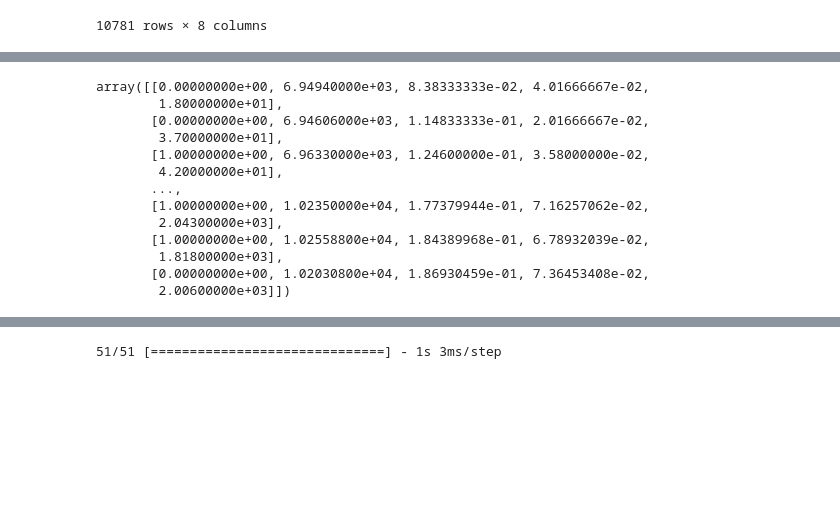
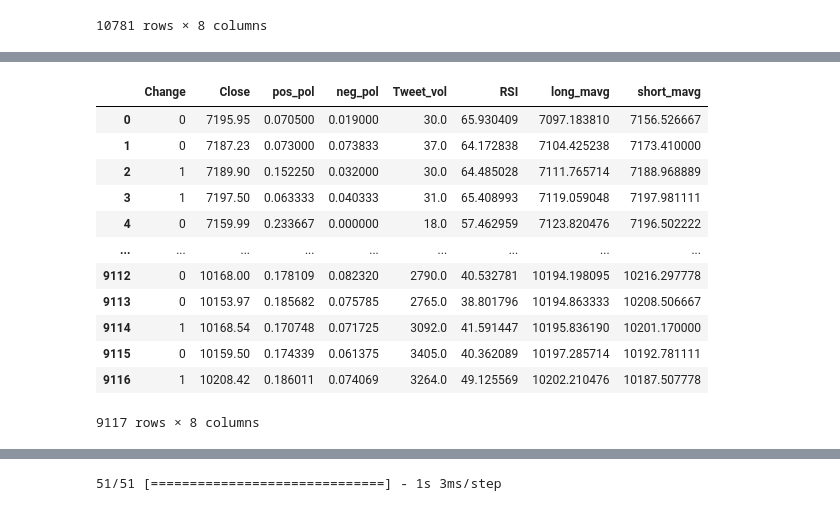
Before and after one commit to dothuc3201/price_prediction, a Jupyter notebook: models/lstm/lstm-test-hours.ipynb, the cells around one changed output, grey strips where cells are left out. Saved outputs shown, nothing was run; the diff lists cells and outputs as text; code cells hidden in the pictures; blank space fills up the shorter version.

```diff
--- a/models/lstm/lstm-test-hours.ipynb
+++ b/models/lstm/lstm-test-hours.ipynb
@@ -171,29 +182,28 @@ data_with_lagged
 # %%
 #divide df into train and test
 train_ratio = 0.85
 data_len = len(data_with_lagged)
 train_size = int(data_len*train_ratio)
 
 train = data_with_lagged.iloc[:train_size]
 train = train.reset_index()
 train = train.drop(['DateTime'], axis=1)
 
-train = np.nan_to_num(train, nan=0.0)
 train
 # %% [output]
+|  | Change | Close | pos_pol | neg_pol | Tweet_vol | RSI | long_mavg | short_mavg |
+| 0 | 0 | 7195.95 | 0.070500 | 0.019000 | 30.0 | 65.930409 | 7097.183810 | 7156.526667 |
+| 1 | 0 | 7187.23 | 0.073000 | 0.073833 | 37.0 | 64.172838 | 7104.425238 | 7173.410000 |
+| 2 | 1 | 7189.90 | 0.152250 | 0.032000 | 30.0 | 64.485028 | 7111.765714 | 7188.968889 |
+| 3 | 1 | 7197.50 | 0.063333 | 0.040333 | 31.0 | 65.408993 | 7119.059048 | 7197.981111 |
+| 4 | 0 | 7159.99 | 0.233667 | 0.000000 | 18.0 | 57.462959 | 7123.820476 | 7196.502222 |
+| ... | ... | ... | ... | ... | ... | ... | ... | ... |
+| 9112 | 0 | 10168.00 | 0.178109 | 0.082320 | 2790.0 | 40.532781 | 10194.198095 | 10216.297778 |
+| 9113 | 0 | 10153.97 | 0.185682 | 0.075785 | 2765.0 | 38.801796 | 10194.863333 | 10208.506667 |
+| 9114 | 1 | 10168.54 | 0.170748 | 0.071725 | 3092.0 | 41.591447 | 10195.836190 | 10201.170000 |
+| 9115 | 0 | 10159.50 | 0.174339 | 0.061375 | 3405.0 | 40.362089 | 10197.285714 | 10192.781111 |
+| 9116 | 1 | 10208.42 | 0.186011 | 0.074069 | 3264.0 | 49.125569 | 10202.210476 | 10187.507778 |
-array([[0.00000000e+00, 6.94940000e+03, 8.38333333e-02, 4.01666667e-02,
-        1.80000000e+01],
-       [0.00000000e+00, 6.94606000e+03, 1.14833333e-01, 2.01666667e-02,
-        3.70000000e+01],
-       [1.00000000e+00, 6.96330000e+03, 1.24600000e-01, 3.58000000e-02,
-        4.20000000e+01],
-       ...,
-       [1.00000000e+00, 1.02350000e+04, 1.77379944e-01, 7.16257062e-02,
-        2.04300000e+03],
-       [1.00000000e+00, 1.02558800e+04, 1.84389968e-01, 6.78932039e-02,
-        1.81800000e+03],
-       [0.00000000e+00, 1.02030800e+04, 1.86930459e-01, 7.36453408e-02,
-        2.00600000e+03]])
+9117 rows × 8 columns
 # %%
 #chuẩn hóa
 xscaler = MinMaxScaler(feature_range=(0, 1))
```
Also changed, not shown: parts of 12 cells of this notebook, 11 other files.
